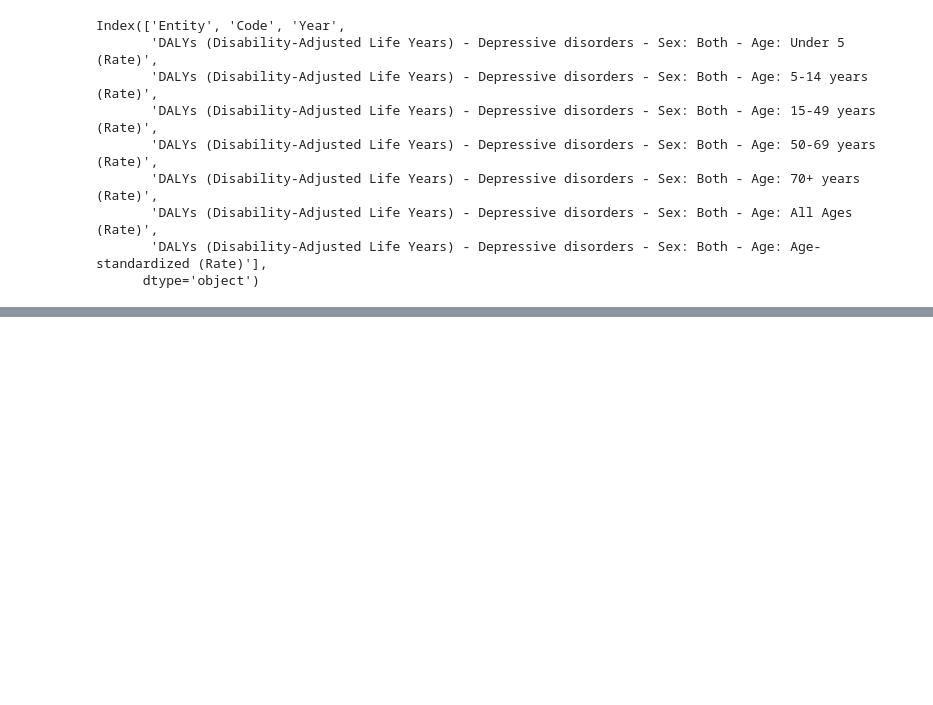
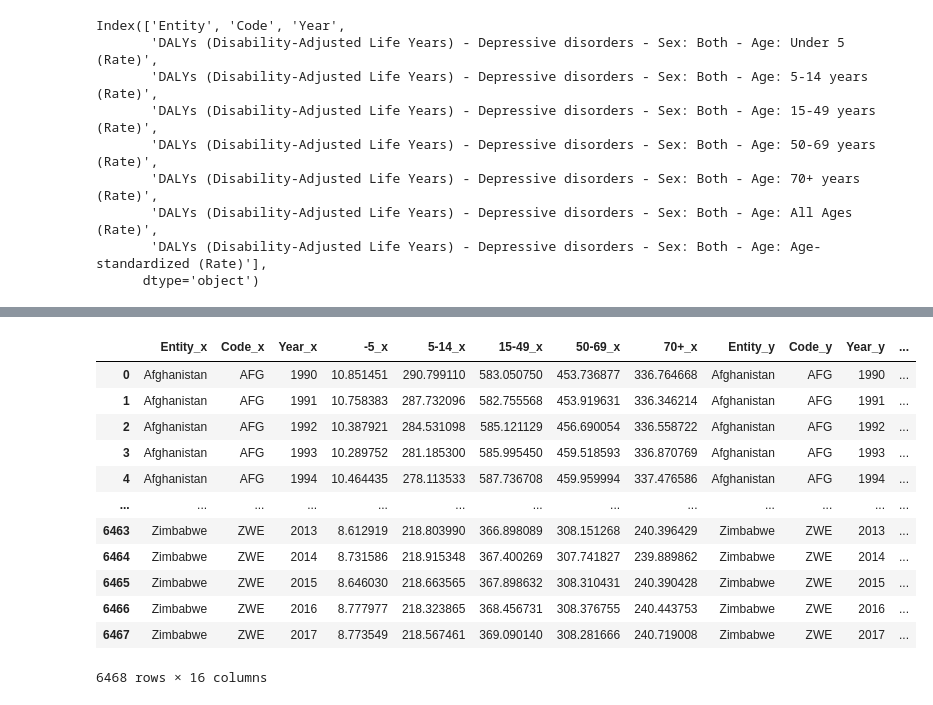
Before and after one commit to dianeyaneza/UWA-Data-Final_Project, a Jupyter notebook: wmhdata.ipynb, the cells around one changed output, grey strips where cells are left out. Drawn from its saved outputs; the diff is of its cells as text; code cells hidden in the pictures; blank space fills up the shorter version.

Commit message:
combined A & D in 1 df

```diff
--- a/wmhdata.ipynb
+++ b/wmhdata.ipynb
@@ -23,3 +23,6 @@ Index(['Entity', 'Code', 'Year',
        'DALYs (Disability-Adjusted Life Years) - Anxiety disorders - Sex: Both - Age: 15-49 years (Rate)',
        'DALYs (Disability-Adjusted Life Years) - Anxiety disorders - Sex: Both - Age: Age-standardized (Rate)'],
       dtype='object')
+# %%
+anxiety_df = anxiety_data[["Entity", "Code", "Year", "DALYs (Disability-Adjusted Life Years) - Anxiety disorders - Sex: Both - Age: Under 5 (Rate)", "DALYs (Disability-Adjusted Life Years) - Anxiety disorders - Sex: Both - Age: 5-14 years (Rate)", "DALYs (Disability-Adjusted Life Years) - Anxiety disorders - Sex: Both - Age: 15-49 years (Rate)", "DALYs (Disability-Adjusted Life Years) - Anxiety disorders - Sex: Both - Age: 50-69 years (Rate)", "DALYs (Disability-Adjusted Life Years) - Anxiety disorders - Sex: Both - Age: 70+ years (Rate)"]]
+anxiety_df
@@ -25,0 +43,3 @@ Index(['Entity', 'Code', 'Year',
+# %%
+anxiety_df.columns = ["Entity", "Code", "Year", "-5", "5-14", "15-49", "50-69", "70+"]
+anxiety_df
@@ -69,0 +72,3 @@ depression_data
+# %%
+depression_df = depression_data[["Entity", "Code", "Year", "DALYs (Disability-Adjusted Life Years) - Depressive disorders - Sex: Both - Age: Under 5 (Rate)", "DALYs (Disability-Adjusted Life Years) - Depressive disorders - Sex: Both - Age: 5-14 years (Rate)", "DALYs (Disability-Adjusted Life Years) - Depressive disorders - Sex: Both - Age: 15-49 years (Rate)", "DALYs (Disability-Adjusted Life Years) - Depressive disorders - Sex: Both - Age: 50-69 years (Rate)", "DALYs (Disability-Adjusted Life Years) - Depressive disorders - Sex: Both - Age: 70+ years (Rate)"]]
+depression_df
@@ -69,0 +89,3 @@ depression_data
+# %%
+depression_df.columns = ["Entity", "Code", "Year", "-5", "5-14", "15-49", "50-69", "70+"]
+depression_df
@@ -69,0 +106,18 @@ depression_data
+# %%
+# Combine the data into a single dataset
+mhdata_combined = anxiety_df.merge(depression_df, left_index=True, right_index=True)
+mhdata_combined
+# %% [output]
+|  | Entity_x | Code_x | Year_x | -5_x | 5-14_x | 15-49_x | 50-69_x | 70+_x | Entity_y | Code_y | Year_y | ... |
+| 0 | Afghanistan | AFG | 1990 | 10.851451 | 290.799110 | 583.050750 | 453.736877 | 336.764668 | Afghanistan | AFG | 1990 | ... |
+| 1 | Afghanistan | AFG | 1991 | 10.758383 | 287.732096 | 582.755568 | 453.919631 | 336.346214 | Afghanistan | AFG | 1991 | ... |
+| 2 | Afghanistan | AFG | 1992 | 10.387921 | 284.531098 | 585.121129 | 456.690054 | 336.558722 | Afghanistan | AFG | 1992 | ... |
+| 3 | Afghanistan | AFG | 1993 | 10.289752 | 281.185300 | 585.995450 | 459.518593 | 336.870769 | Afghanistan | AFG | 1993 | ... |
+| 4 | Afghanistan | AFG | 1994 | 10.464435 | 278.113533 | 587.736708 | 459.959994 | 337.476586 | Afghanistan | AFG | 1994 | ... |
+| ... | ... | ... | ... | ... | ... | ... | ... | ... | ... | ... | ... | ... |
+| 6463 | Zimbabwe | ZWE | 2013 | 8.612919 | 218.803990 | 366.898089 | 308.151268 | 240.396429 | Zimbabwe | ZWE | 2013 | ... |
+| 6464 | Zimbabwe | ZWE | 2014 | 8.731586 | 218.915348 | 367.400269 | 307.741827 | 239.889862 | Zimbabwe | ZWE | 2014 | ... |
+| 6465 | Zimbabwe | ZWE | 2015 | 8.646030 | 218.663565 | 367.898632 | 308.310431 | 240.390428 | Zimbabwe | ZWE | 2015 | ... |
+| 6466 | Zimbabwe | ZWE | 2016 | 8.777977 | 218.323865 | 368.456731 | 308.376755 | 240.443753 | Zimbabwe | ZWE | 2016 | ... |
+| 6467 | Zimbabwe | ZWE | 2017 | 8.773549 | 218.567461 | 369.090140 | 308.281666 | 240.719008 | Zimbabwe | ZWE | 2017 | ... |
+6468 rows × 16 columns
```
Also changed, not shown: parts of 7 cells of this notebook.
